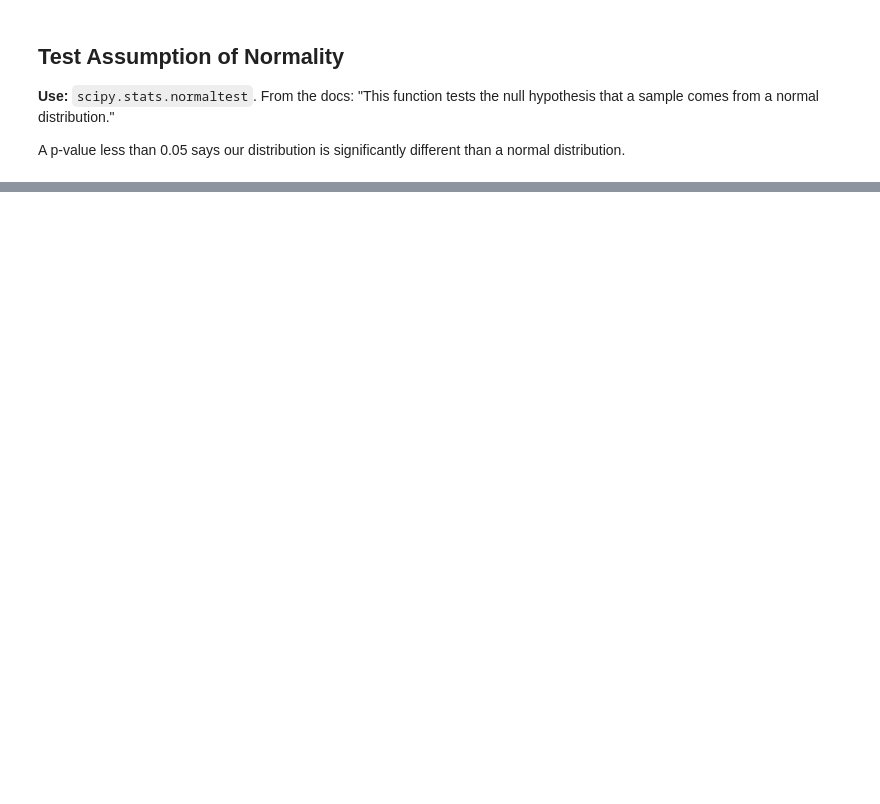
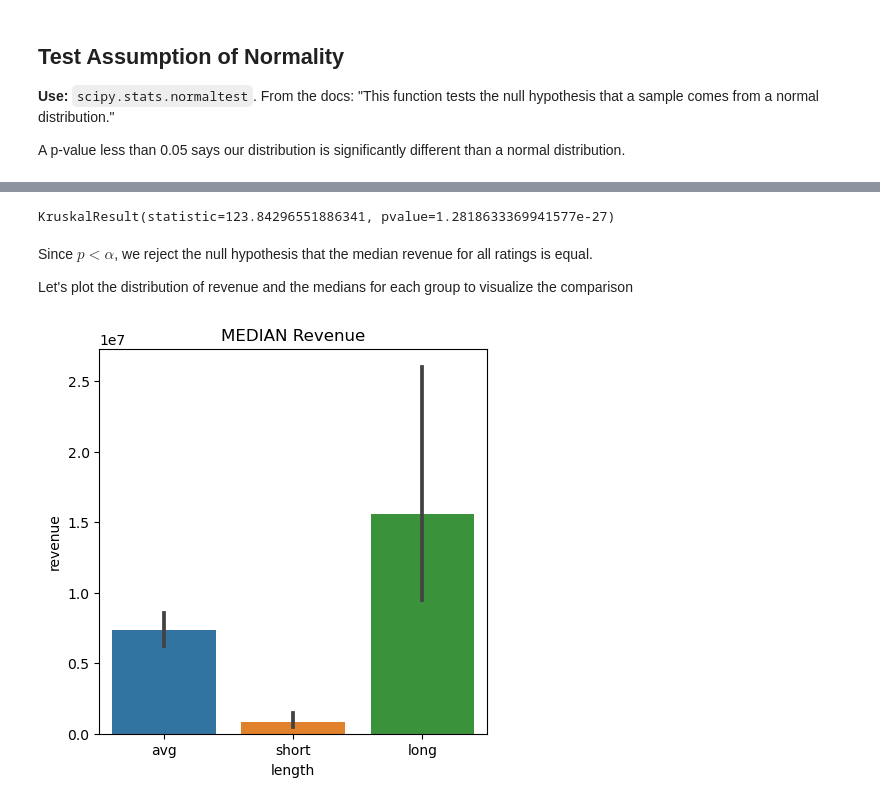
Before and after one commit to jonmessier/IMDB-recomendation, a Jupyter notebook: Project 3 - Part 4 - Hypothesis testing.ipynb, the cells around one changed output, grey strips where cells are left out. Saved outputs shown, nothing was run; the diff lists cells and outputs as text; code cells hidden in the pictures; blank space fills up the shorter version.

```diff
--- a/Project 3 - Part 4 - Hypothesis testing.ipynb
+++ b/Project 3 - Part 4 - Hypothesis testing.ipynb
@@ -442,0 +707,15 @@ Stat [nan nan], p-value [nan nan]
+# %%
+# Kriskal-Wallis test
+stats.kruskal(*groups.values())
+# %% [output]
+KruskalResult(statistic=123.84296551886341, pvalue=1.2818633369941577e-27)
+# %% [markdown]
+Since $p<\alpha$, we reject the null hypothesis that the median revenue for all ratings is equal.
+
+Let's plot the distribution of revenue and the medians for each group to visualize the comparison
+# %%
+fig, ax = plt.subplots(figsize = (5,5));
+sns.barplot(data=df, x='length', y='revenue', estimator=np.median, ax = ax);
+ax.set_title('MEDIAN Revenue', fontsize = 12);
+# %% [output]
+[figure, added]
```
Also changed, not shown: parts of 62 cells of this notebook.
